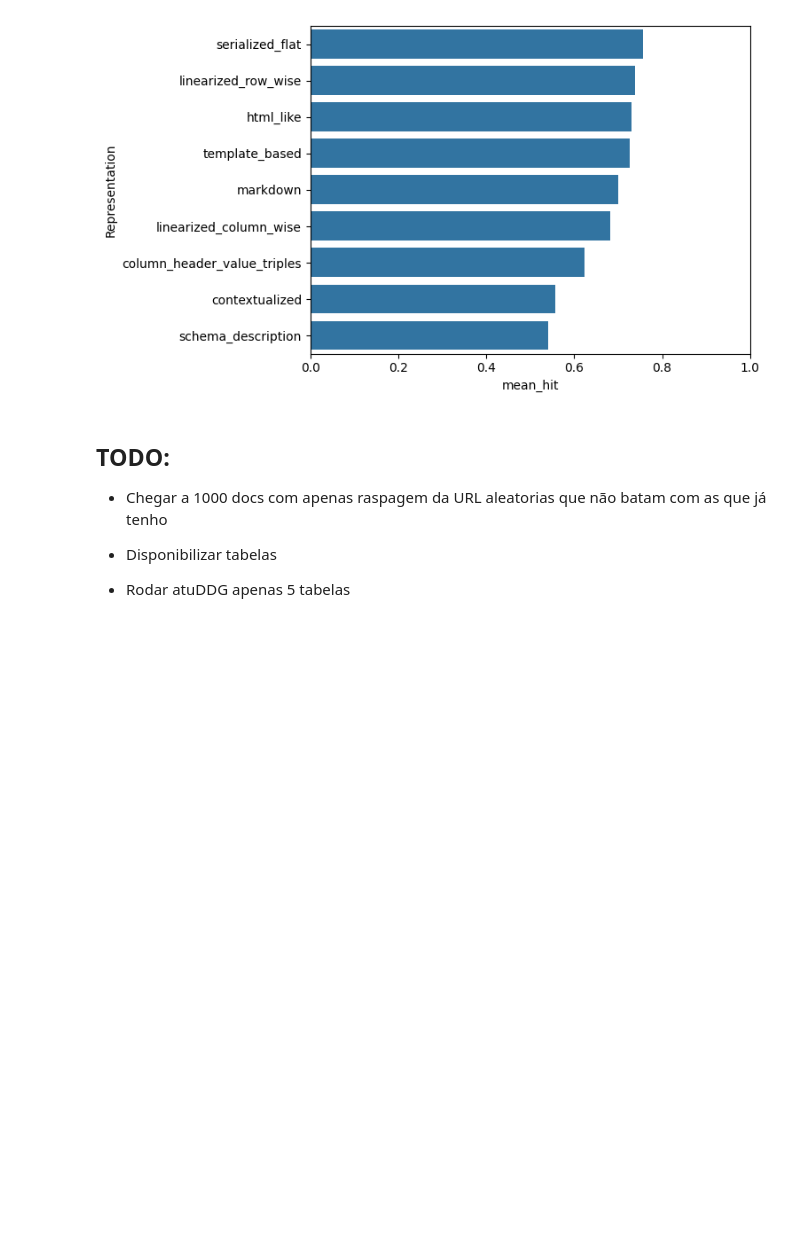
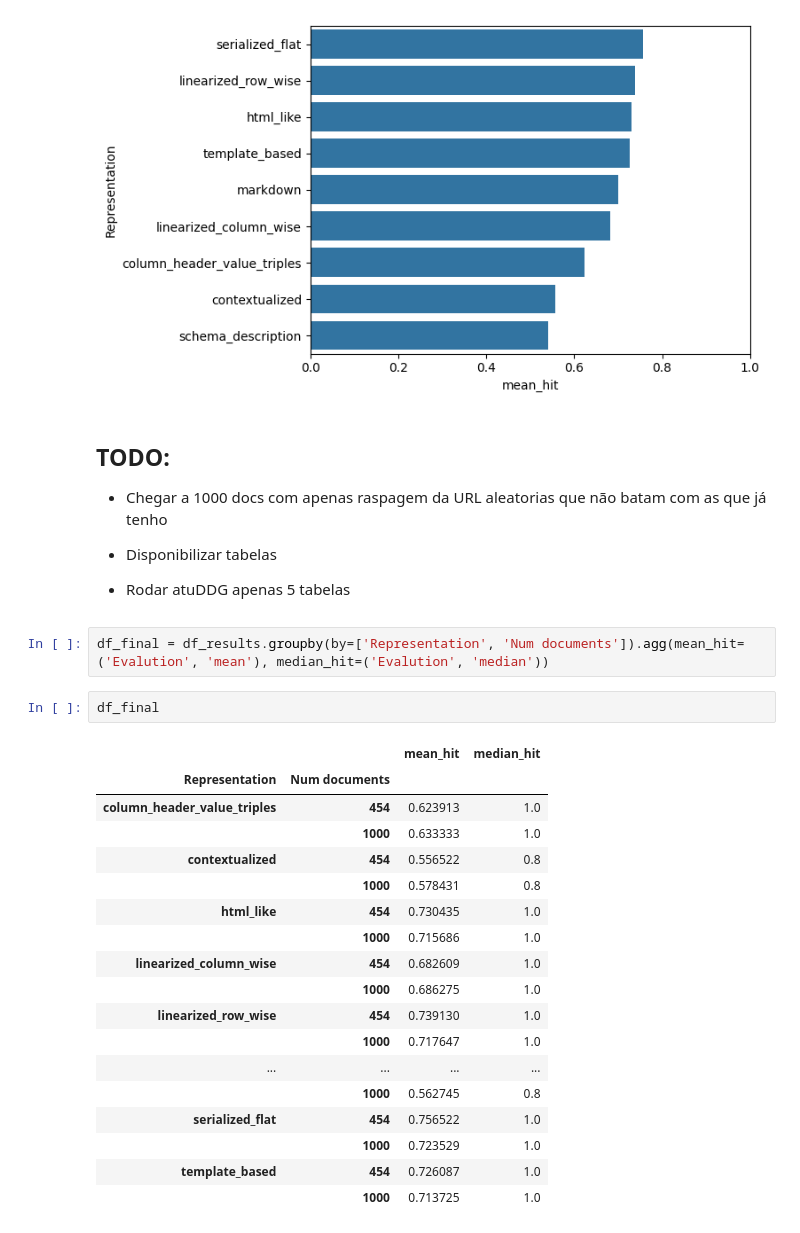
Before and after one commit to FerDelbo/table-to-documents, a Jupyter notebook: src/analise_resultados.ipynb, the cells around one changed output. Drawn from its saved outputs; the diff is of its cells as text; blank space fills up the shorter version.

```diff
--- a/src/analise_resultados.ipynb
+++ b/src/analise_resultados.ipynb
@@ -279,3 +293,26 @@ plt.show()
 * Disponibilizar tabelas
 
 * Rodar atuDDG apenas 5 tabelas
+# %%
+df_final = df_results.groupby(by=['Representation', 'Num documents']).agg(mean_hit=('Evalution', 'mean'), median_hit=('Evalution', 'median'))
+# %%
+df_final
+# %% [output]
+|  |  | mean_hit | median_hit |
+| Representation | Num documents |  |  |
+| column_header_value_triples | 454 | 0.623913 | 1.0 |
+|  | 1000 | 0.633333 | 1.0 |
+| contextualized | 454 | 0.556522 | 0.8 |
+|  | 1000 | 0.578431 | 0.8 |
+| html_like | 454 | 0.730435 | 1.0 |
+|  | 1000 | 0.715686 | 1.0 |
+| linearized_column_wise | 454 | 0.682609 | 1.0 |
+|  | 1000 | 0.686275 | 1.0 |
+| linearized_row_wise | 454 | 0.739130 | 1.0 |
+|  | 1000 | 0.717647 | 1.0 |
+| ... | ... | ... | ... |
+|  | 1000 | 0.562745 | 0.8 |
+| serialized_flat | 454 | 0.756522 | 1.0 |
+|  | 1000 | 0.723529 | 1.0 |
+| template_based | 454 | 0.726087 | 1.0 |
+|  | 1000 | 0.713725 | 1.0 |
```
Also changed, not shown: parts of 5 cells of this notebook, 10 other files.
